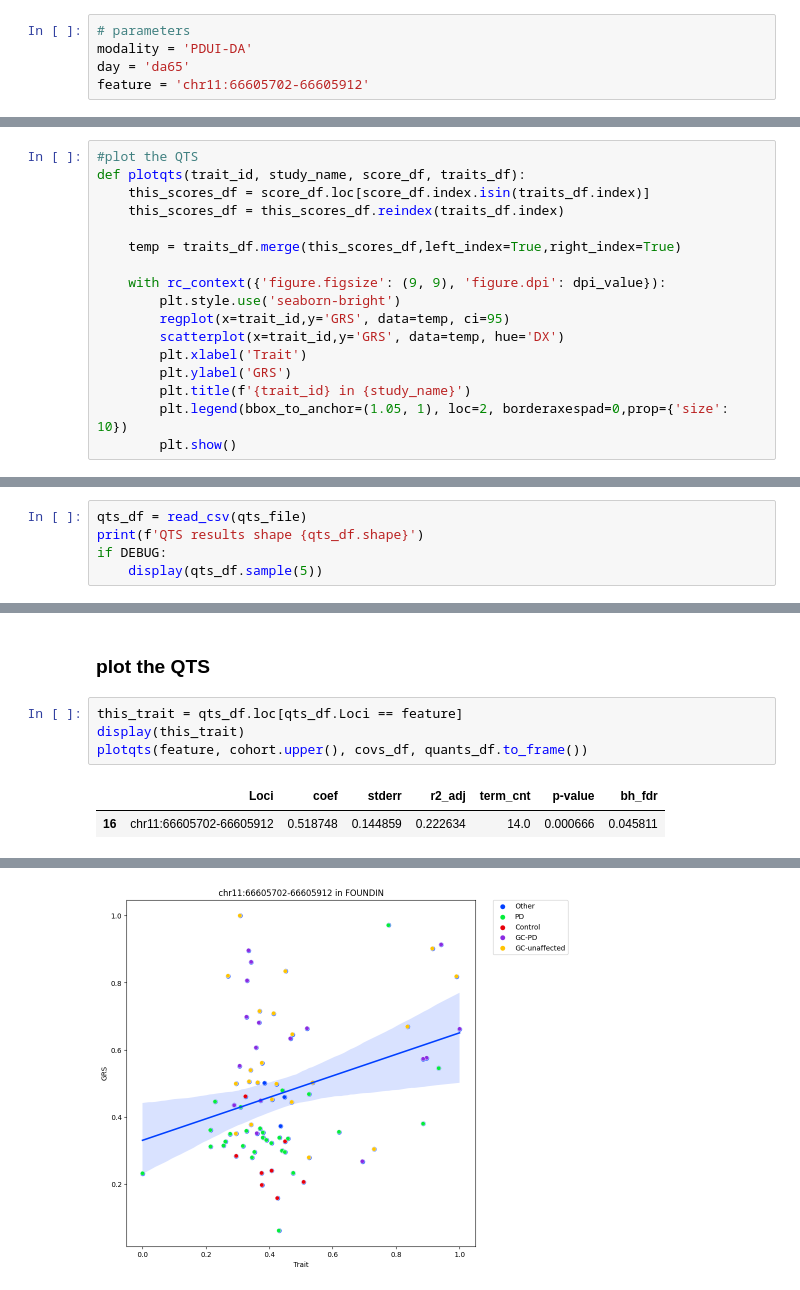
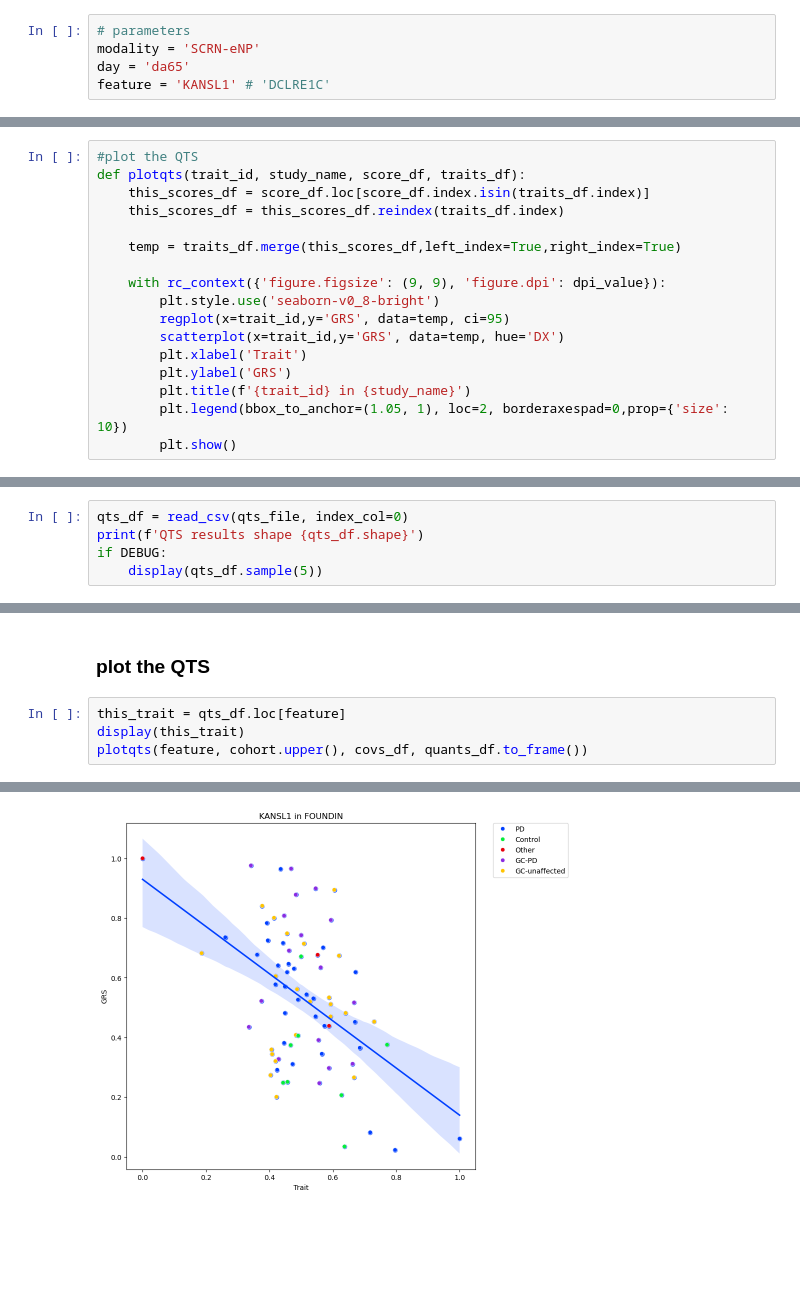
Before and after one commit to FOUNDINPD/foundin_qtl, a Jupyter notebook: figures/plot_qts_pair.ipynb, the cells around one changed output, grey strips where cells are left out. Drawn from its saved outputs; the diff is of its cells as text; blank space fills up the shorter version.

Commit message:
updated plot QTS
Updated plot QTS

```diff
--- a/figures/plot_qts_pair.ipynb
+++ b/figures/plot_qts_pair.ipynb
@@ -20,9 +20,9 @@ from matplotlib.pyplot import rc_context
 #### set notebook variables
 # %%
 # parameters
-modality = 'PDUI-DA'
+modality = 'SCRN-eNP'
 day = 'da65'
-feature = 'chr11:66605702-66605912'
+feature = 'KANSL1' # 'DCLRE1C'
 # %%
 # naming
 cohort = 'foundin'
@@ -54,7 +60,7 @@ def plotqts(trait_id, study_name, score_df, traits_df):
     temp = traits_df.merge(this_scores_df,left_index=True,right_index=True)
 
     with rc_context({'figure.figsize': (9, 9), 'figure.dpi': dpi_value}):
-        plt.style.use('seaborn-bright')
+        plt.style.use('seaborn-v0_8-bright')
         regplot(x=trait_id,y='GRS', data=temp, ci=95)
         scatterplot(x=trait_id,y='GRS', data=temp, hue='DX')
         plt.xlabel('Trait')
@@ -115,7 +121,7 @@ set(quants_df.index) - set(covs_df.index)
 # %% [markdown]
 ### load the QTS results
 # %%
-qts_df = read_csv(qts_file)
+qts_df = read_csv(qts_file, index_col=0)
 print(f'QTS results shape {qts_df.shape}')
 if DEBUG:
     display(qts_df.sample(5))
@@ -155,9 +161,7 @@ if DEBUG:
 # %% [markdown]
 ### plot the QTS
 # %%
-this_trait = qts_df.loc[qts_df.Loci == feature]
+this_trait = qts_df.loc[feature]
 display(this_trait)
 plotqts(feature, cohort.upper(), covs_df, quants_df.to_frame())
 # %% [output]
-|  | Loci | coef | stderr | r2_adj | term_cnt | p-value | bh_fdr |
-| 16 | chr11:66605702-66605912 | 0.518748 | 0.144859 | 0.222634 | 14.0 | 0.000666 | 0.045811 |
@@ -164,4 +175,4 @@ plotqts(feature, cohort.upper(), covs_df, quants_df.to_frame())
-[figure, old version]
+[figure, new version]
 # %%
 !date
 # %% [output]
```
Also changed, not shown: parts of 10 cells of this notebook, 1 other file.
